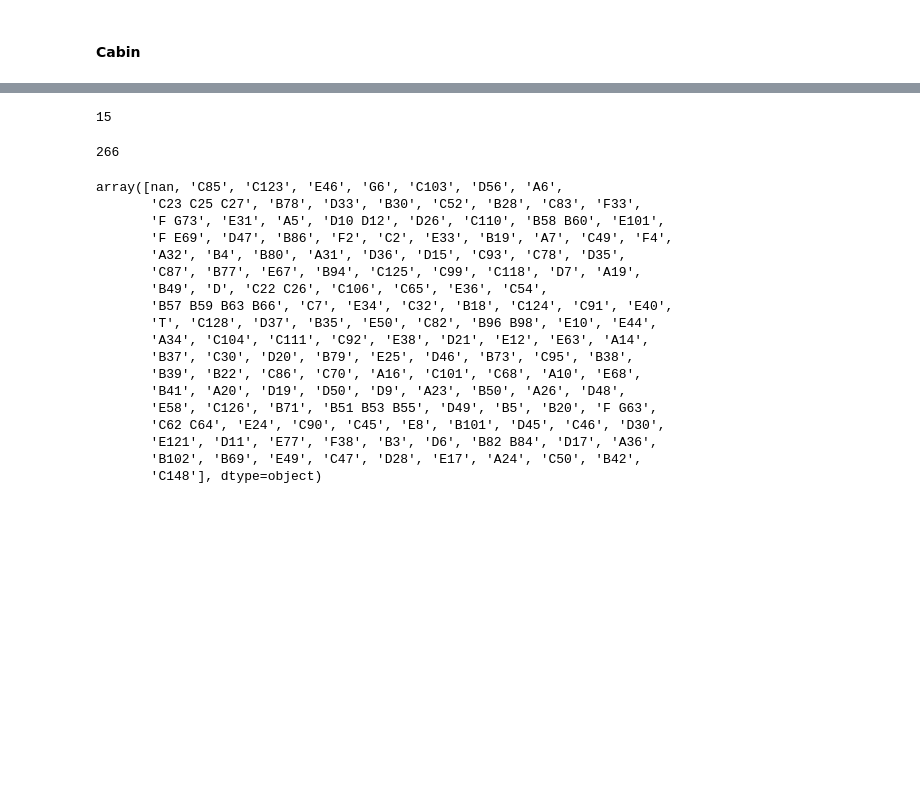
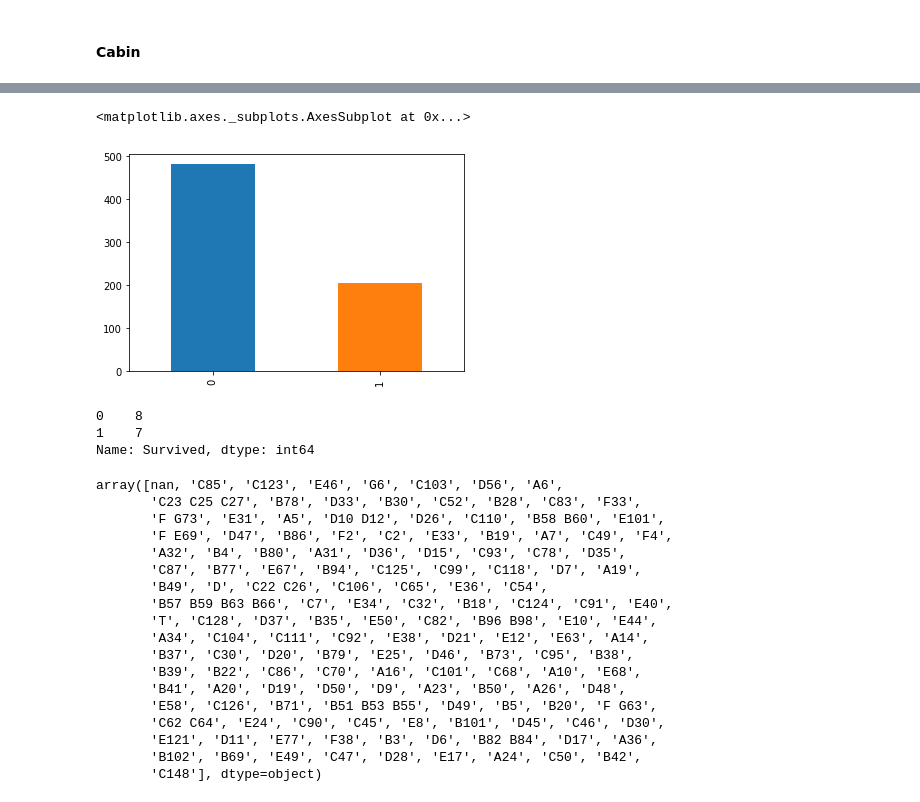
Before and after one commit to naiieandrade/titanic, a Jupyter notebook: titanic-solution_version_2.ipynb, the cells around one changed output, grey strips where cells are left out. Cells and saved outputs as stored; diff of their text form; code cells hidden in the pictures; blank space fills up the shorter version.

```diff
--- a/titanic-solution_version_2.ipynb
+++ b/titanic-solution_version_2.ipynb
@@ -391,11 +416,16 @@ cabin_g = train[train['Cabin'].str.contains("G")==True]
+# %%
+d_no_cabin = train.loc[train.Cabin.isna()]
+d_no_cabin.Survived.value_counts().plot.bar()
+# most of people who doesn't have informed cabin died
+# %% [output]
+<matplotlib.axes._subplots.AxesSubplot at 0x...>
+[figure, added]
 # %%
-train.loc[train['Cabin'].str.contains("A")==True]
+train.loc[train['Cabin'].str.contains("A")==True].Survived.value_counts()
 # %% [output]
-15
+0    8
+1    7
+Name: Survived, dtype: int64
-# %%
-len(cabin_a) + len(cabin_b) + len(cabin_c) + len(cabin_c) + len(cabin_d) + len(cabin_e) + len(cabin_f) + len(cabin_g)
-# %% [output]
-266
 # %%
 train.Cabin.unique()
 # %% [output]
```
Also changed, not shown: parts of 21 cells of this notebook, 1 other file.
